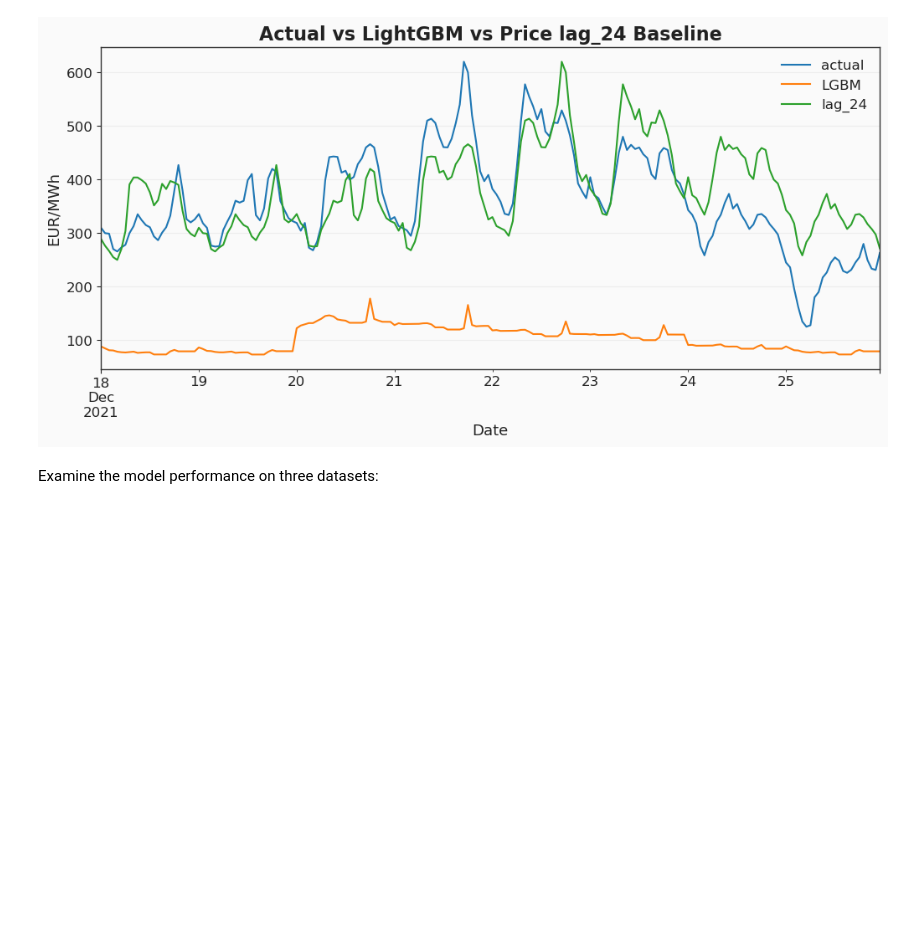
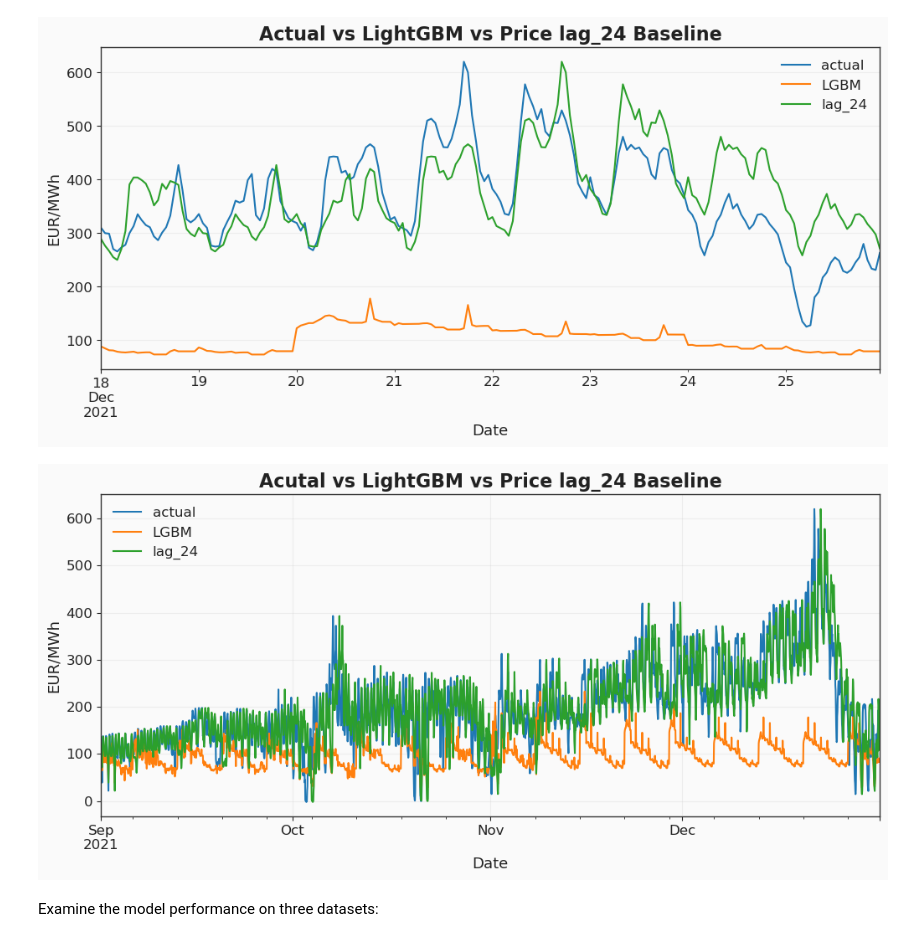
Before and after one commit to LisaBianConti/electricity-price-forecasting, a Jupyter notebook: notebooks/05_modelling.ipynb, the cells around one changed output. Saved outputs shown, nothing was run; the diff lists cells and outputs as text; code cells hidden in the pictures; blank space fills up the shorter version.

```diff
--- a/notebooks/05_modelling.ipynb
+++ b/notebooks/05_modelling.ipynb
@@ -291,6 +283,16 @@ val_prediction_df[["actual", "LGBM", "lag_24"]].loc["2021-12-18": "2021-12-25"].
 plt.show()
 # %% [output]
 [figure]
+# %%
+val_prediction_df[["actual", "LGBM", "lag_24"]].loc["2021-09-01": "2021-12-31"].plot(
+    figsize = (12, 5),
+    title = "Acutal vs LightGBM vs Price lag_24 Baseline",
+    xlabel = "Date",
+    ylabel = "EUR/MWh"
+)
+plt.show()
+# %% [output]
+[figure, added]
 # %% [markdown]
 Examine the model performance on three datasets:
 # %%
```
Also changed, not shown: parts of 17 cells of this notebook.
